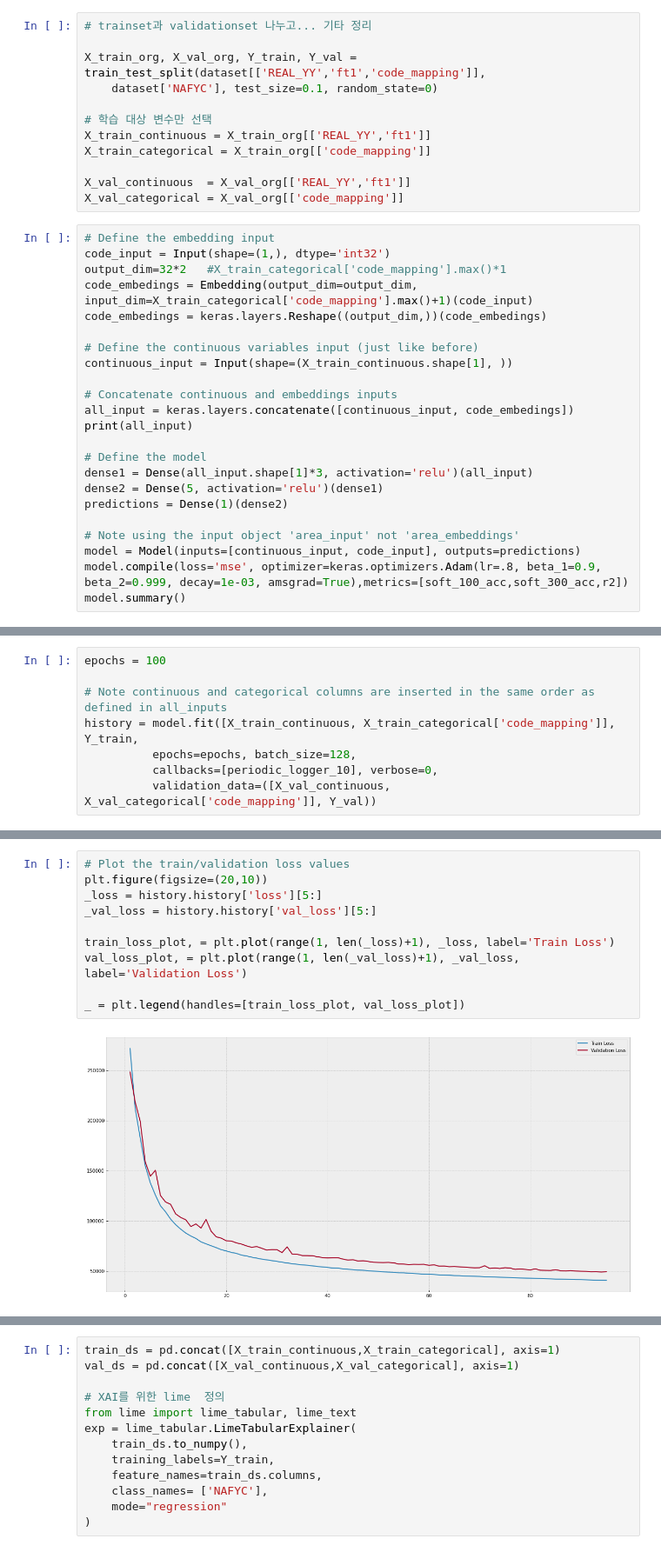
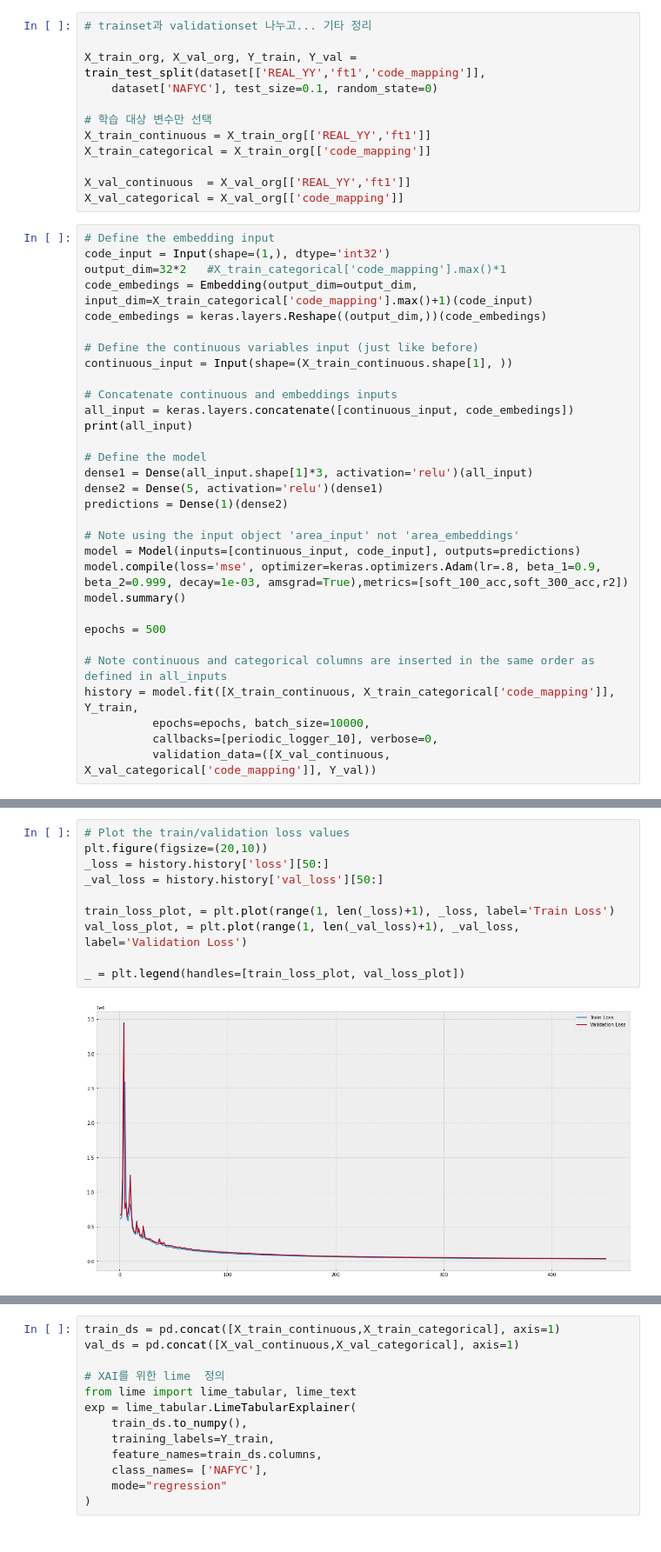
Before and after one commit to dolmani38/non-linear-regression, a Jupyter notebook: Regession_test_0804.ipynb, the cells around one changed output, grey strips where cells are left out. Shown at 87% size. Cells and saved outputs as stored; diff of their text form.

```diff
--- a/Regession_test_0804.ipynb
+++ b/Regession_test_0804.ipynb
@@ -496,4 +483,12 @@ predictions = Dense(1)(dense2)
 model = Model(inputs=[continuous_input, code_input], outputs=predictions)
 model.compile(loss='mse', optimizer=keras.optimizers.Adam(lr=.8, beta_1=0.9, beta_2=0.999, decay=1e-03, amsgrad=True),metrics=[soft_100_acc,soft_300_acc,r2])
 model.summary()
+
+epochs = 500
+
+# Note continuous and categorical columns are inserted in the same order as defined in all_inputs
+history = model.fit([X_train_continuous, X_train_categorical['code_mapping']], Y_train,
+          epochs=epochs, batch_size=10000,
+          callbacks=[periodic_logger_10], verbose=0,
+          validation_data=([X_val_continuous, X_val_categorical['code_mapping']], Y_val))
 # %% [output]
@@ -517,8 +511,0 @@ ________________________________________________________________________________
-# %%
-epochs = 100
-
-# Note continuous and categorical columns are inserted in the same order as defined in all_inputs
-history = model.fit([X_train_continuous, X_train_categorical['code_mapping']], Y_train,
-          epochs=epochs, batch_size=128,
-          callbacks=[periodic_logger_10], verbose=0,
-          validation_data=([X_val_continuous, X_val_categorical['code_mapping']], Y_val))
@@ -536,15 +512,15 @@ Epoch: 100 - {'loss': 40791.17578125, 'soft_100_acc': 0.5339134335517883, 'soft_
 # %%
 # Plot the train/validation loss values
 plt.figure(figsize=(20,10))
-_loss = history.history['loss'][5:]
-_val_loss = history.history['val_loss'][5:]
+_loss = history.history['loss'][50:]
+_val_loss = history.history['val_loss'][50:]
 
 train_loss_plot, = plt.plot(range(1, len(_loss)+1), _loss, label='Train Loss')
 val_loss_plot, = plt.plot(range(1, len(_val_loss)+1), _val_loss, label='Validation Loss')
 
 _ = plt.legend(handles=[train_loss_plot, val_loss_plot])
 # %% [output]
-[figure, old version]
+[figure, new version]
 # %%
 plt.figure(figsize=(20,10))
 _loss = history.history['soft_300_acc'][5:]
```
Also changed, not shown: parts of 47 cells of this notebook.
